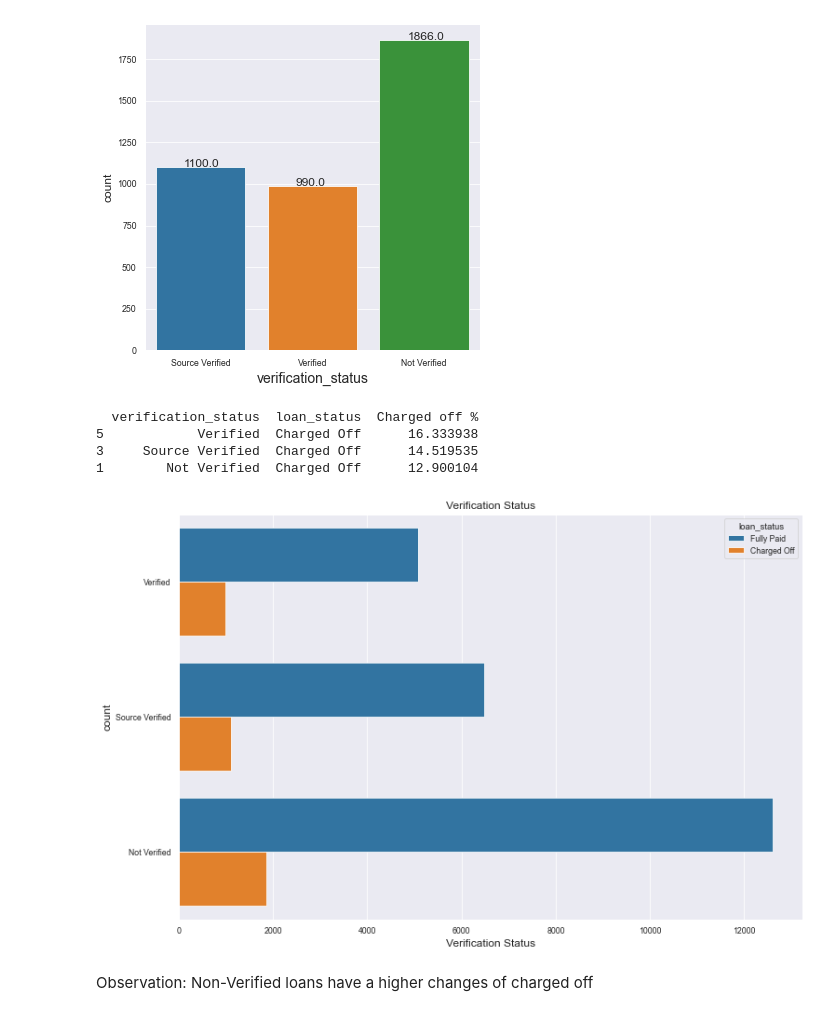
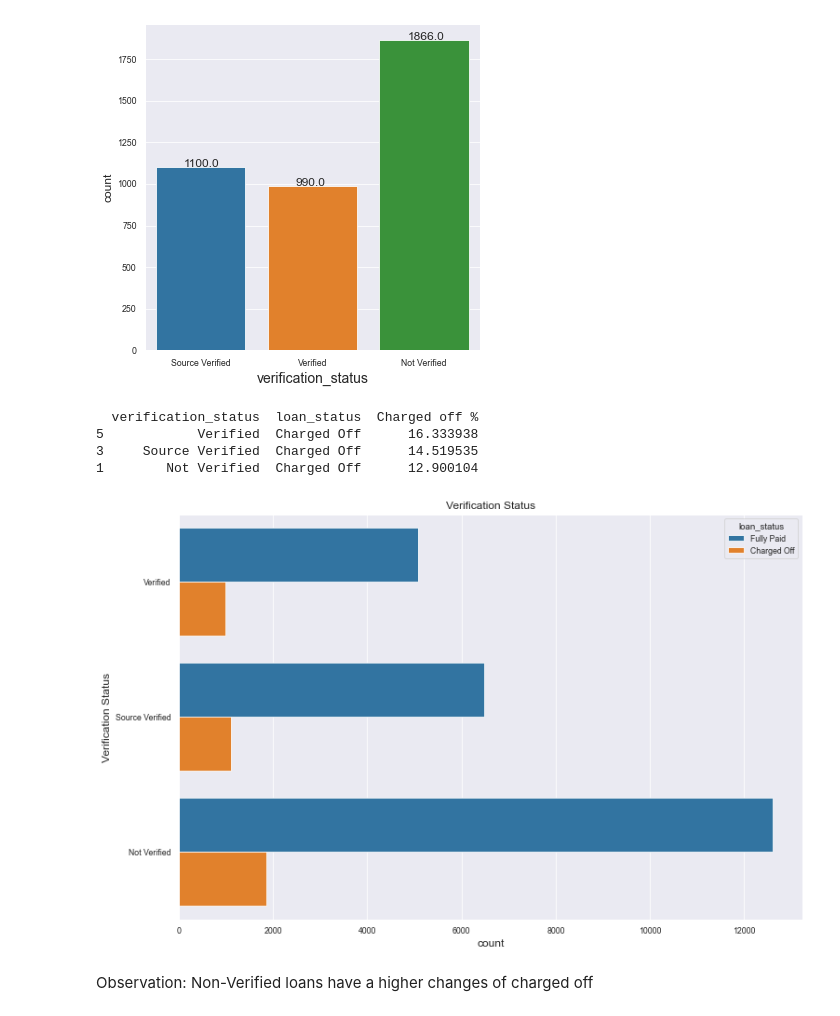
Before and after one commit to manishemnani/LendingClubCaseStudy, a Jupyter notebook: Lending_Club_Case_EDA.ipynb, the cells around one changed output. Drawn from its saved outputs; the diff is of its cells as text; code cells hidden in the pictures.

```diff
--- a/Lending_Club_Case_EDA.ipynb
+++ b/Lending_Club_Case_EDA.ipynb
@@ -589,26 +652,14 @@ Observation: Most of the loan_dfs were issues in year 2011
 basic_sns_count_plot('verification_status',loan_df[loan_df['loan_status']=='Charged Off'])
 # %% [output]
 [figure]
-# %%
-#Reusable method for CountPlot for Charged off loan
-def countPlotChargedOff( y_column,hue, graphTitle, x_axis, y_axis,size_x = 12, size_y =8):
-    plt.figure(figsize = (size_x,size_y))
-    ax = sns.countplot(y = y_column,data = loan_df, hue = hue,)
-    ax.set_title(graphTitle)
-    ax.set_ylabel(y_axis)
-    ax.set_xlabel(x_axis)
-
-    df = loan_df.groupby([y_column])['loan_status'].value_counts(normalize=True).mul(100).rename('Charged off %').reset_index().sort_values(y_column)
-    print(df.loc[df['loan_status']=='Charged Off'].sort_values(by = 'Charged off %', ascending=False))
-    plt.show()
 # %%
-countPlotChargedOff('verification_status','loan_status','Verification Status','Verification Status','count')
+countPlotChargedOff('verification_status','loan_status','Verification Status','count','Verification Status')
 # %% [output]
   verification_status  loan_status  Charged off %
 5            Verified  Charged Off      16.333938
 3     Source Verified  Charged Off      14.519535
 1        Not Verified  Charged Off      12.900104
-[figure, old version]
+[figure, new version]
 # %% [markdown]
 Observation: Non-Verified loans have a higher changes of charged off
 # %%
```
Also changed, not shown: parts of 13 cells of this notebook, 1 other file.
